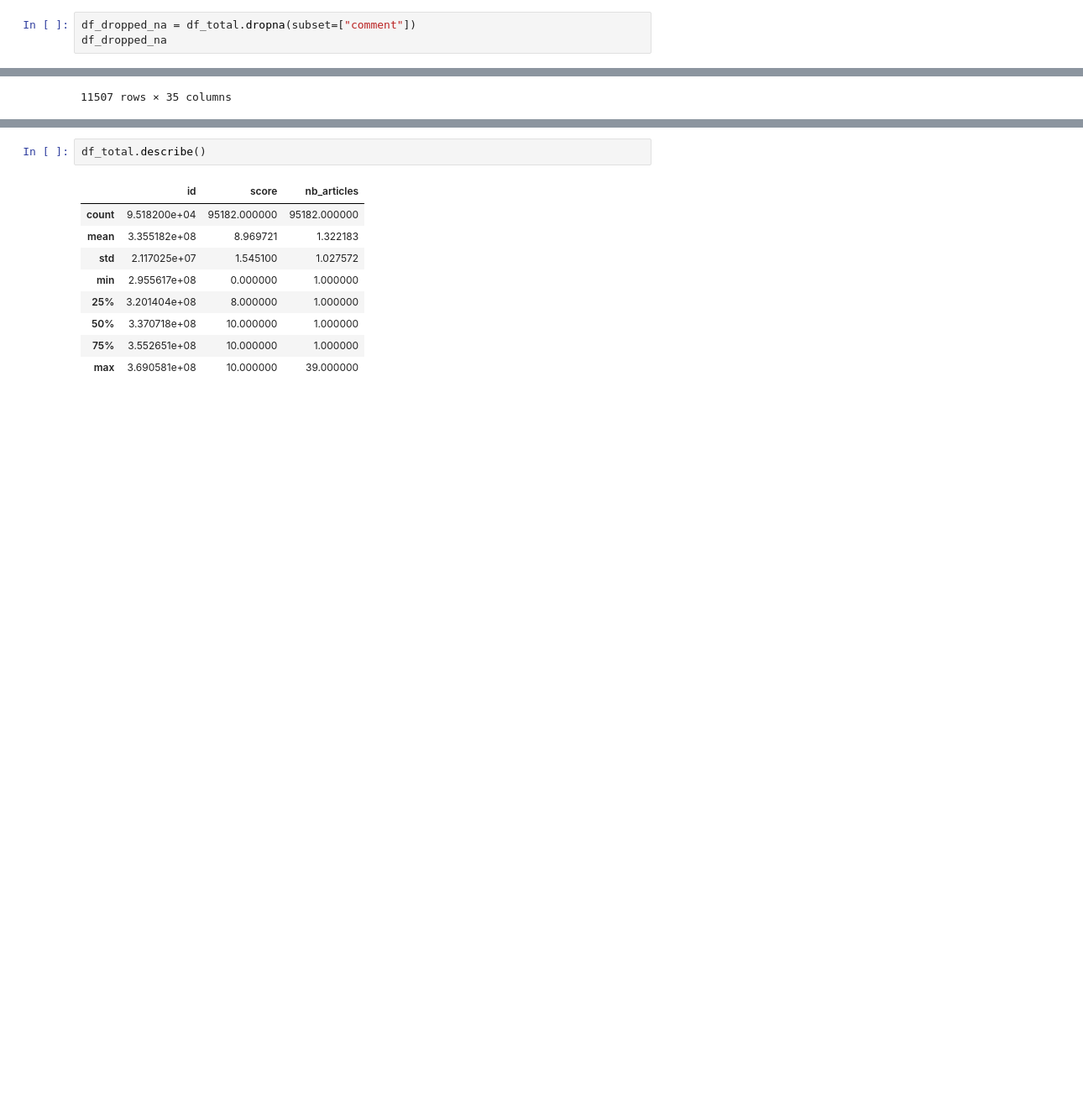
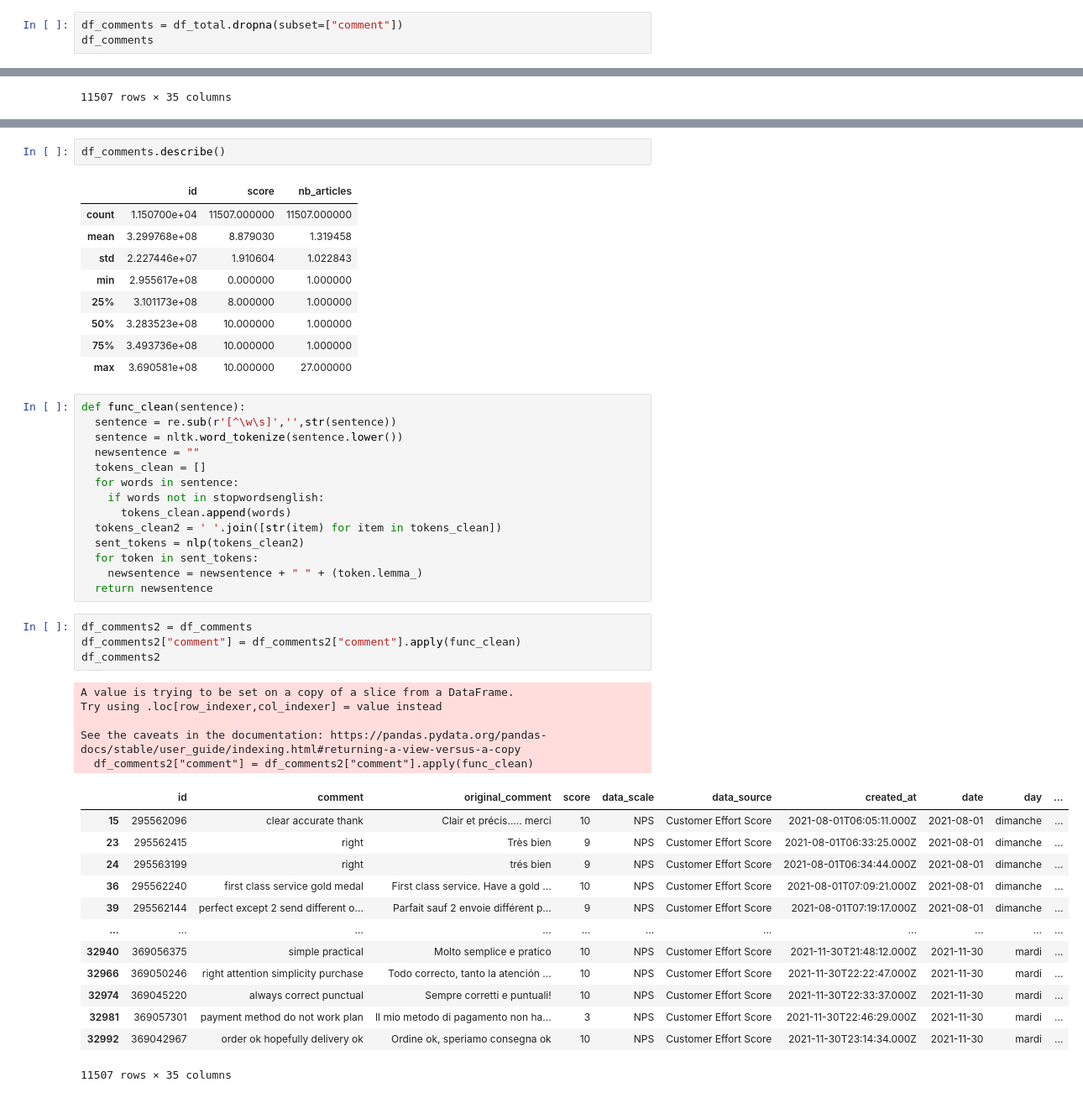
Before and after one commit to CathieLC/Happy_four_friends, a Jupyter notebook: Bérenger/Data exploration.ipynb, the cells around one changed output, grey strips where cells are left out. Shown at 84% size. Cells and saved outputs as stored; diff of their text form; blank space fills up the shorter version.

```diff
--- a/Bérenger/Data exploration.ipynb
+++ b/Bérenger/Data exploration.ipynb
@@ -96,8 +177,8 @@ themes                    83686
 tags                      91187
 dtype: int64
 # %%
-df_dropped_na = df_total.dropna(subset=["comment"])
-df_dropped_na
+df_comments = df_total.dropna(subset=["comment"])
+df_comments
 # %% [output]
 |  | id | comment | original_comment | score | data_scale | data_source | created_at | date | day | ... |
 | 15 | 295562096 | Clear and accurate... thank you. | Clair et précis..... merci | 10 | NPS | Customer Effort Score | 2021-08-01T06:05:11.000Z | 2021-08-01 | dimanche | ... |
@@ -125,14 +206,51 @@ df_dropped_na.describe()
 | 75% | 3.493736e+08 | 10.000000 | 1.000000 |
 | max | 3.690581e+08 | 10.000000 | 27.000000 |
 # %%
-df_total.describe()
+df_comments.describe()
 # %% [output]
 |  | id | score | nb_articles |
-| count | 9.518200e+04 | 95182.000000 | 95182.000000 |
-| mean | 3.355182e+08 | 8.969721 | 1.322183 |
-| std | 2.117025e+07 | 1.545100 | 1.027572 |
+| count | 1.150700e+04 | 11507.000000 | 11507.000000 |
+| mean | 3.299768e+08 | 8.879030 | 1.319458 |
+| std | 2.227446e+07 | 1.910604 | 1.022843 |
 | min | 2.955617e+08 | 0.000000 | 1.000000 |
-| 25% | 3.201404e+08 | 8.000000 | 1.000000 |
-| 50% | 3.370718e+08 | 10.000000 | 1.000000 |
-| 75% | 3.552651e+08 | 10.000000 | 1.000000 |
-| max | 3.690581e+08 | 10.000000 | 39.000000 |
+| 25% | 3.101173e+08 | 8.000000 | 1.000000 |
+| 50% | 3.283523e+08 | 10.000000 | 1.000000 |
+| 75% | 3.493736e+08 | 10.000000 | 1.000000 |
+| max | 3.690581e+08 | 10.000000 | 27.000000 |
+# %%
+def func_clean(sentence):
+  sentence = re.sub(r'[^\w\s]','',str(sentence))
+  sentence = nltk.word_tokenize(sentence.lower())
+  newsentence = ""
+  tokens_clean = []
+  for words in sentence:
+    if words not in stopwordsenglish:
+      tokens_clean.append(words)
+  tokens_clean2 = ' '.join([str(item) for item in tokens_clean])
+  sent_tokens = nlp(tokens_clean2)
+  for token in sent_tokens:
+    newsentence = newsentence + " " + (token.lemma_)
+  return newsentence
+# %%
+df_comments2 = df_comments
+df_comments2["comment"] = df_comments2["comment"].apply(func_clean)
+df_comments2
+# %% [output]
+A value is trying to be set on a copy of a slice from a DataFrame.
+Try using .loc[row_indexer,col_indexer] = value instead
+
+See the caveats in the documentation: https://pandas.pydata.org/pandas-docs/stable/user_guide/indexing.html#returning-a-view-versus-a-copy
+  df_comments2["comment"] = df_comments2["comment"].apply(func_clean)
+|  | id | comment | original_comment | score | data_scale | data_source | created_at | date | day | ... |
+| 15 | 295562096 | clear accurate thank | Clair et précis..... merci | 10 | NPS | Customer Effort Score | 2021-08-01T06:05:11.000Z | 2021-08-01 | dimanche | ... |
+| 23 | 295562415 | right | Très bien | 9 | NPS | Customer Effort Score | 2021-08-01T06:33:25.000Z | 2021-08-01 | dimanche | ... |
+| 24 | 295563199 | right | trés bien | 9 | NPS | Customer Effort Score | 2021-08-01T06:34:44.000Z | 2021-08-01 | dimanche | ... |
+| 36 | 295562240 | first class service gold medal | First class service. Have a gold ... | 10 | NPS | Customer Effort Score | 2021-08-01T07:09:21.000Z | 2021-08-01 | dimanche | ... |
+| 39 | 295562144 | perfect except 2 send different o... | Parfait sauf 2 envoie différent p... | 9 | NPS | Customer Effort Score | 2021-08-01T07:19:17.000Z | 2021-08-01 | dimanche | ... |
+| ... | ... | ... | ... | ... | ... | ... | ... | ... | ... | ... |
+| 32940 | 369056375 | simple practical | Molto semplice e pratico | 10 | NPS | Customer Effort Score | 2021-11-30T21:48:12.000Z | 2021-11-30 | mardi | ... |
+| 32966 | 369050246 | right attention simplicity purchase | Todo correcto, tanto la atención ... | 10 | NPS | Customer Effort Score | 2021-11-30T22:22:47.000Z | 2021-11-30 | mardi | ... |
+| 32974 | 369045220 | always correct punctual | Sempre corretti e puntuali! | 10 | NPS | Customer Effort Score | 2021-11-30T22:33:37.000Z | 2021-11-30 | mardi | ... |
+| 32981 | 369057301 | payment method do not work plan | Il mio metodo di pagamento non ha... | 3 | NPS | Customer Effort Score | 2021-11-30T22:46:29.000Z | 2021-11-30 | mardi | ... |
+| 32992 | 369042967 | order ok hopefully delivery ok | Ordine ok, speriamo consegna ok | 10 | NPS | Customer Effort Score | 2021-11-30T23:14:34.000Z | 2021-11-30 | mardi | ... |
+11507 rows × 35 columns
```
Also changed, not shown: parts of 28 cells of this notebook.
